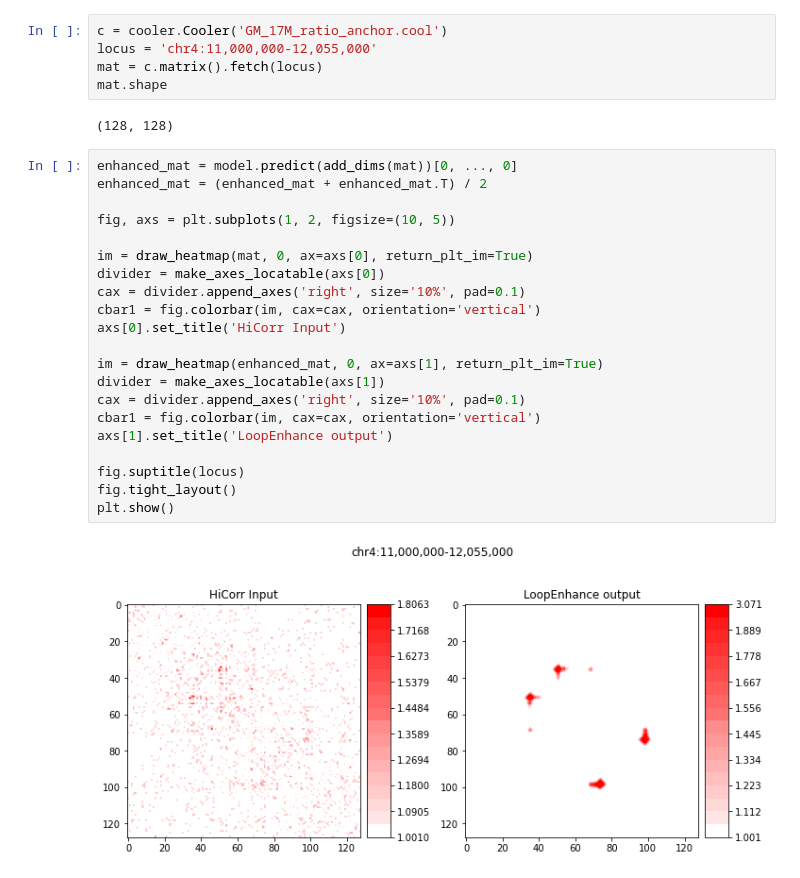
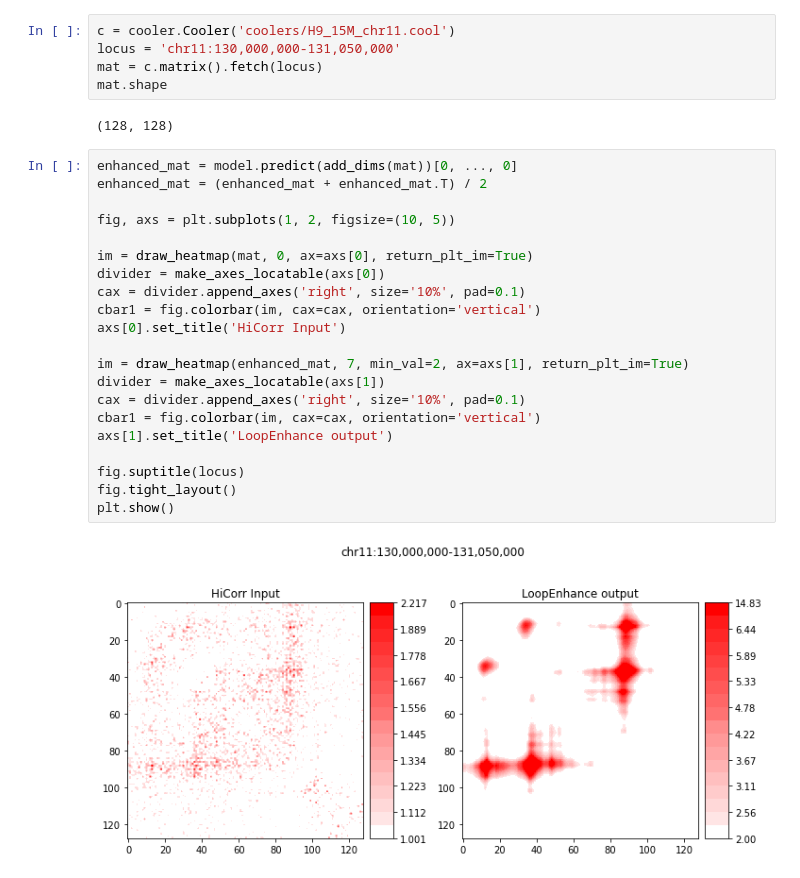
Before and after one commit to JinLabBioinfo/DeepLoop, a Jupyter notebook: examples/walkthrough_prediction.ipynb, the cells around one changed output. Drawn from its saved outputs; the diff is of its cells as text.

```diff
--- a/examples/walkthrough_prediction.ipynb
+++ b/examples/walkthrough_prediction.ipynb
@@ -411,6 +365,6 @@ None
 # %%
-c = cooler.Cooler('GM_17M_ratio_anchor.cool')
-locus = 'chr4:11,000,000-12,055,000'
+c = cooler.Cooler('coolers/H9_15M_chr11.cool')
+locus = 'chr11:130,000,000-131,050,000'
 mat = c.matrix().fetch(locus)
 mat.shape
 # %% [output]
@@ -418,23 +372,23 @@ mat.shape
 # %%
 enhanced_mat = model.predict(add_dims(mat))[0, ..., 0]
 enhanced_mat = (enhanced_mat + enhanced_mat.T) / 2
 
 fig, axs = plt.subplots(1, 2, figsize=(10, 5))
 
 im = draw_heatmap(mat, 0, ax=axs[0], return_plt_im=True)
 divider = make_axes_locatable(axs[0])
 cax = divider.append_axes('right', size='10%', pad=0.1)
 cbar1 = fig.colorbar(im, cax=cax, orientation='vertical')
 axs[0].set_title('HiCorr Input')
 
-im = draw_heatmap(enhanced_mat, 0, ax=axs[1], return_plt_im=True)
+im = draw_heatmap(enhanced_mat, 7, min_val=2, ax=axs[1], return_plt_im=True)
 divider = make_axes_locatable(axs[1])
 cax = divider.append_axes('right', size='10%', pad=0.1)
 cbar1 = fig.colorbar(im, cax=cax, orientation='vertical')
 axs[1].set_title('LoopEnhance output')
 
 fig.suptitle(locus)
 fig.tight_layout()
 plt.show()
 # %% [output]
-[figure, old version]
+[figure, new version]
```
Also changed, not shown: parts of 18 cells of this notebook.
